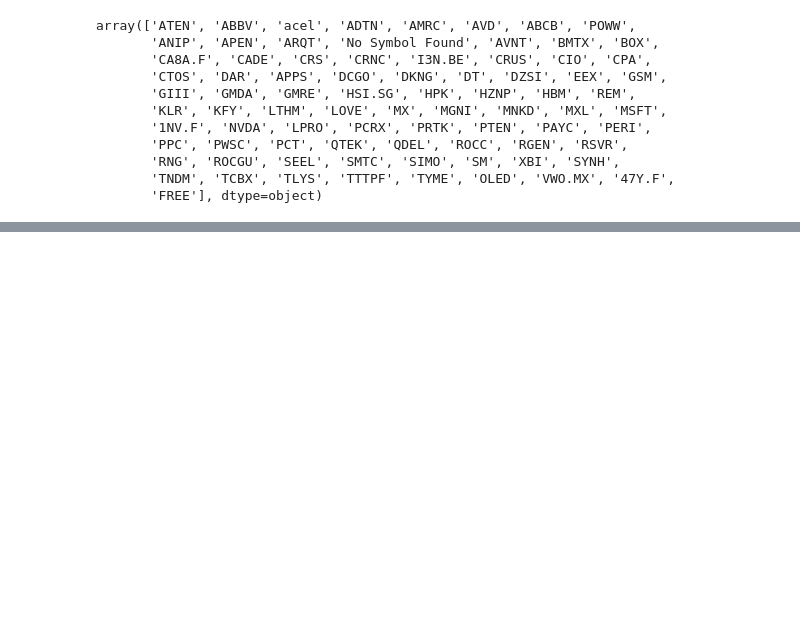
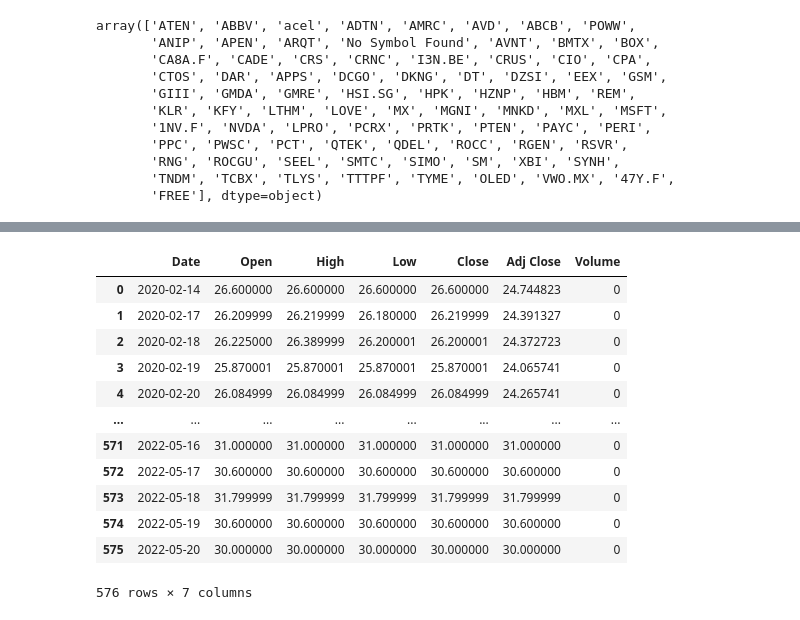
Before and after one commit to VladHardAndSoftWare/Yahoo-project, a Jupyter notebook: Yahoo.ipynb, the cells around one changed output, grey strips where cells are left out. Drawn from its saved outputs; the diff is of its cells as text; code cells hidden in the pictures; blank space fills up the shorter version.

```diff
--- a/Yahoo.ipynb
+++ b/Yahoo.ipynb
@@ -530,0 +536,2 @@ Name: Quater of report, Length: 82, dtype: object
+# %%
+report_2['Quater of report'] = pd.PeriodIndex(report_2['Quater of report'], freq='Q').to_timestamp()
@@ -530,0 +569,2 @@ Name: Quater of report, Length: 82, dtype: object
+# %%
+hist = yf.download('ADTN').reset_index()
@@ -530,0 +573,12 @@ Name: Quater of report, Length: 82, dtype: object
+# %%
+def Ticket(ticket, first_date, last_date):
+
+    # get historical market data
+    # ticket = yf.Ticker(ticket)
+    print(ticket)
+    # hist = ticket.history(start=first_date, end=last_date).reset_index()
+    hist = yf.download(ticket).reset_index()
+    # hist = yf.download(ticket, start=first_date, end=last_date).reset_index()
+    # hist = ticket.history(period="max").reset_index()
+
+    return(hist)
@@ -530,0 +592,5 @@ Name: Quater of report, Length: 82, dtype: object
+# %%
+d = {}
+
+for index in range(len(report_2)):
+    d[index] = pd.DataFrame(Ticket(report_2['Ticker of Issuer'].loc[index], report_2['Quater of report'].loc[index], report_2['Last date'].loc[index]))
@@ -530,0 +615,16 @@ Name: Quater of report, Length: 82, dtype: object
+# %%
+d[1]
+# %% [output]
+|  | Date | Open | High | Low | Close | Adj Close | Volume |
+| 0 | 2020-02-14 | 26.600000 | 26.600000 | 26.600000 | 26.600000 | 24.744823 | 0 |
+| 1 | 2020-02-17 | 26.209999 | 26.219999 | 26.180000 | 26.219999 | 24.391327 | 0 |
+| 2 | 2020-02-18 | 26.225000 | 26.389999 | 26.200001 | 26.200001 | 24.372723 | 0 |
+| 3 | 2020-02-19 | 25.870001 | 25.870001 | 25.870001 | 25.870001 | 24.065741 | 0 |
+| 4 | 2020-02-20 | 26.084999 | 26.084999 | 26.084999 | 26.084999 | 24.265741 | 0 |
+| ... | ... | ... | ... | ... | ... | ... | ... |
+| 571 | 2022-05-16 | 31.000000 | 31.000000 | 31.000000 | 31.000000 | 31.000000 | 0 |
+| 572 | 2022-05-17 | 30.600000 | 30.600000 | 30.600000 | 30.600000 | 30.600000 | 0 |
+| 573 | 2022-05-18 | 31.799999 | 31.799999 | 31.799999 | 31.799999 | 31.799999 | 0 |
+| 574 | 2022-05-19 | 30.600000 | 30.600000 | 30.600000 | 30.600000 | 30.600000 | 0 |
+| 575 | 2022-05-20 | 30.000000 | 30.000000 | 30.000000 | 30.000000 | 30.000000 | 0 |
+576 rows × 7 columns
```
Also changed, not shown: parts of 17 cells of this notebook, 9 other files.
